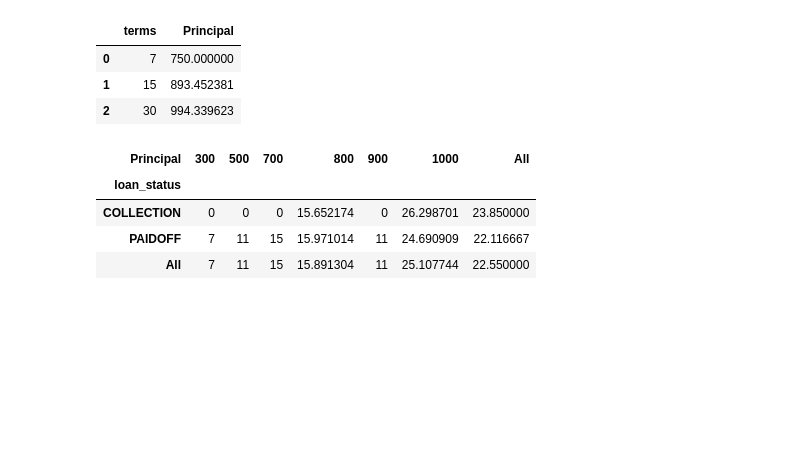
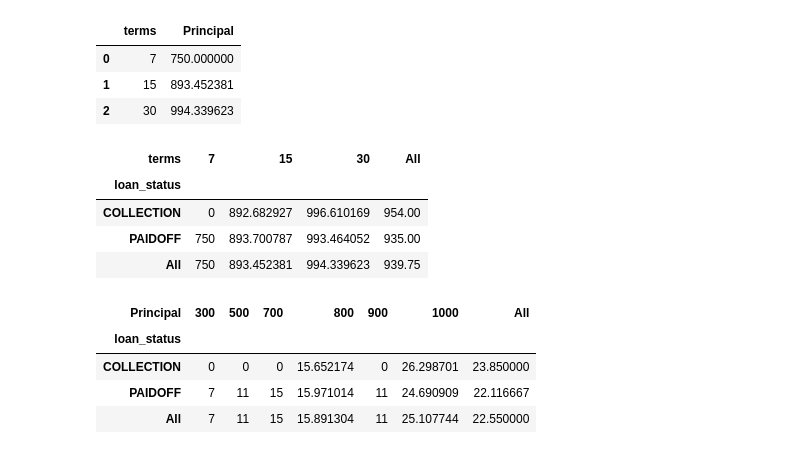
Before and after one commit to ThatPoter/Bank-Loan-Classifier, a Jupyter notebook: LoansStatusClassification(v1).ipynb, the cells around one changed output. Cells and saved outputs as stored; diff of their text form; code cells hidden in the pictures; blank space fills up the shorter version.

```diff
--- a/LoansStatusClassification(v1).ipynb
+++ b/LoansStatusClassification(v1).ipynb
@@ -266,6 +266,16 @@ df[["terms", "Principal"]].groupby(["terms"], as_index=False).mean()
 | 0 | 7 | 750.000000 |
 | 1 | 15 | 893.452381 |
 | 2 | 30 | 994.339623 |
+# %%
+df.pivot_table(
+    values="Principal", index="loan_status", columns="terms", fill_value=0, margins=True
+)
+# %% [output]
+| terms | 7 | 15 | 30 | All |
+| loan_status |  |  |  |  |
+| COLLECTION | 0 | 892.682927 | 996.610169 | 954.00 |
+| PAIDOFF | 750 | 893.700787 | 993.464052 | 935.00 |
+| All | 750 | 893.452381 | 994.339623 | 939.75 |
 # %%
 df.pivot_table(
     values="terms", index="loan_status", columns="Principal", fill_value=0, margins=True
```
Also changed, not shown: parts of 22 cells of this notebook.
